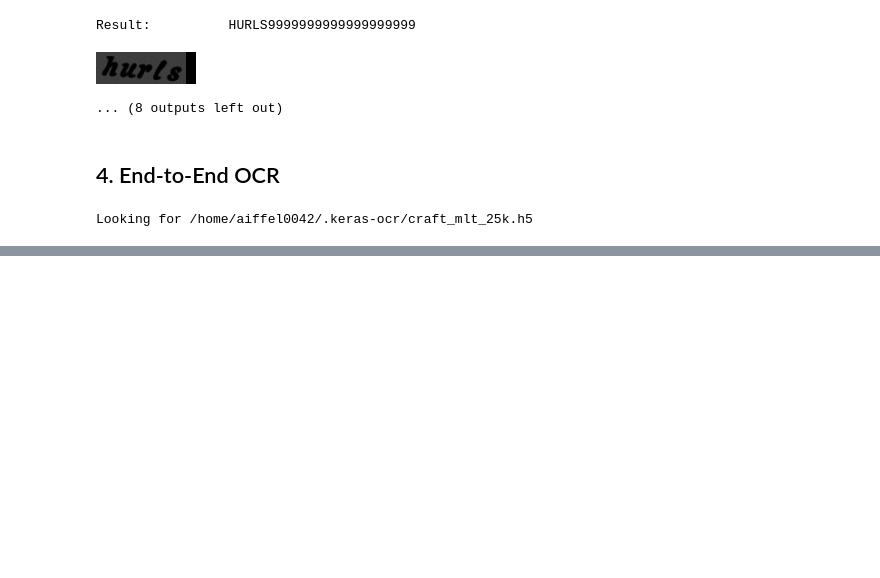
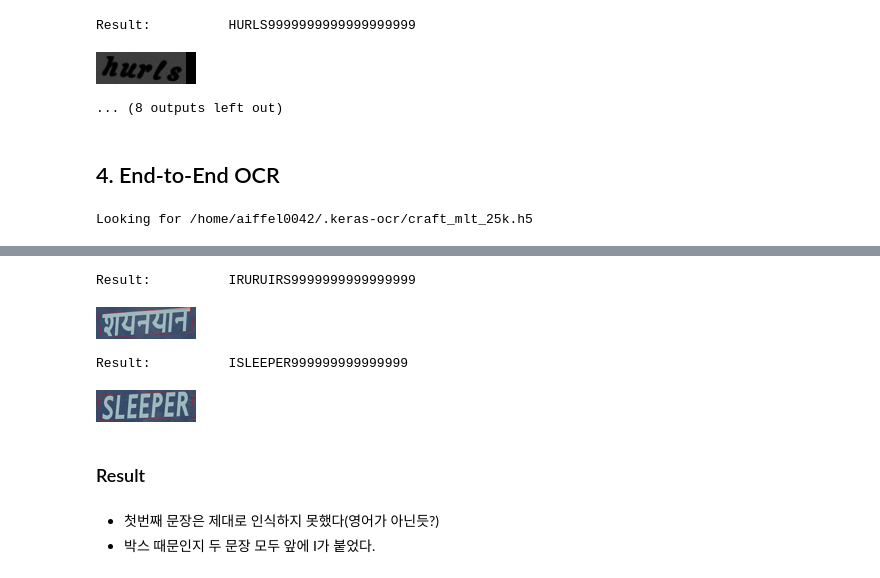
Before and after one commit to hwan27/aiffel, a Jupyter notebook: g/g6/OCR_detector.ipynb, the cells around one changed output, grey strips where cells are left out. Drawn from its saved outputs; the diff is of its cells as text; code cells hidden in the pictures; blank space fills up the shorter version.

```diff
--- a/g/g6/OCR_detector.ipynb
+++ b/g/g6/OCR_detector.ipynb
@@ -302,6 +302,8 @@ Epoch 00100: val_loss improved from 2.97311 to 2.95998, saving model to /home/ai
 <tensorflow.python.keras.callbacks.History at 0x...>
 # %% [markdown]
 ### Inference
+# %%
+checkpoint_path = HOME_DIR + '/model_checkpoint.hdf5'
 # %%
 from IPython.display import display
 
@@ -371,0 +448,25 @@ def detect_text(img_path):
+# %%
+def recognize_img(pil_img, input_img_size=(100,32)):
+    # TODO: 잘려진 단어 이미지를 인식하는 코드를 작성하세요!
+    pil_img = pil_img.resize(input_img_size)
+    np_img = np.array(pil_img)
+    np_img = np.transpose(np_img, (1, 0, 2))
+    np_img = np_img[np.newaxis, :, :, :]
+
+    output = model_pred.predict(np_img)
+    result = decode_predict_ctc(output, chars="-" + TARGET_CHARACTERS)[0].replace('-', '')
+    print('Result: \t', result)
+    display(Image.fromarray(np.array(pil_img).astype(np.uint8)))
+# %%
+for img in cropped_img:
+    recognize_img(img)
+# %% [output]
+Result:          IRURUIRS9999999999999999
+[figure, added]
+Result:          ISLEEPER999999999999999
+[figure, added]
+# %% [markdown]
+### Result
+# %% [markdown]
+- 첫번째 문장은 제대로 인식하지 못했다(영어가 아닌듯?)
+- 박스 때문인지 두 문장 모두 앞에 I가 붙었다.
```
Also changed, not shown: parts of 9 cells of this notebook.
